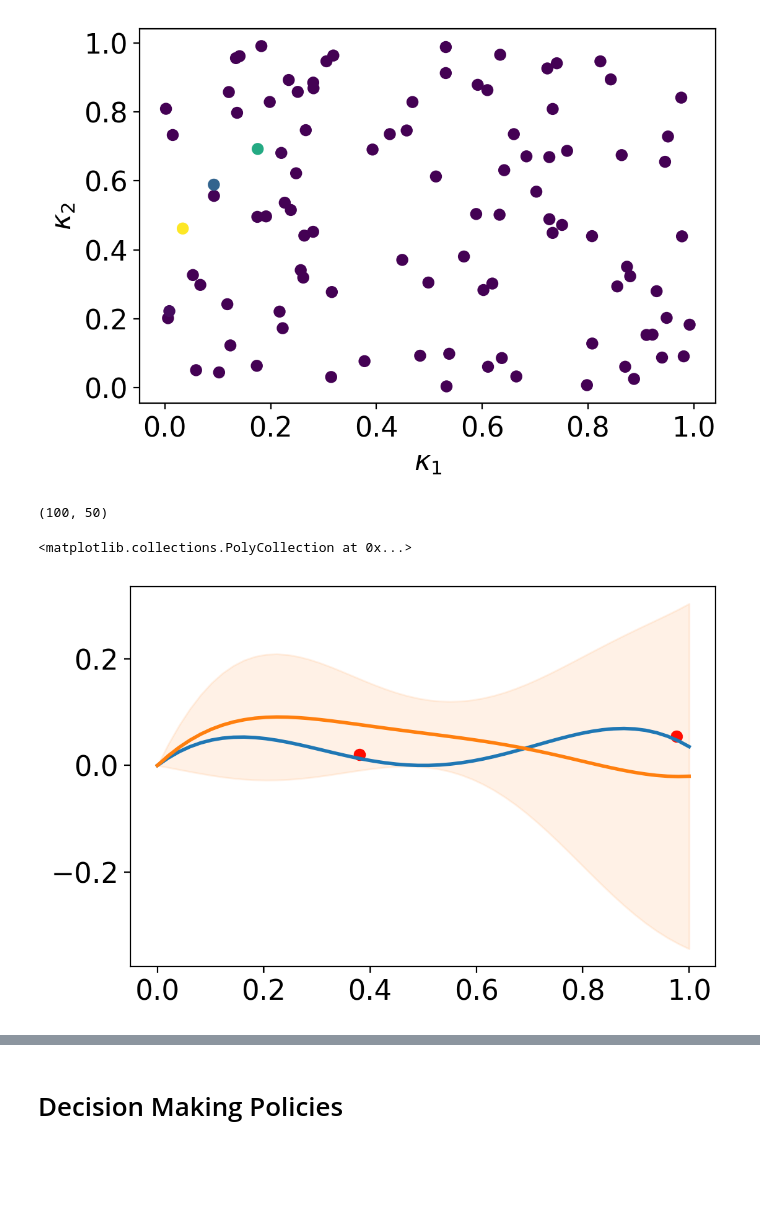
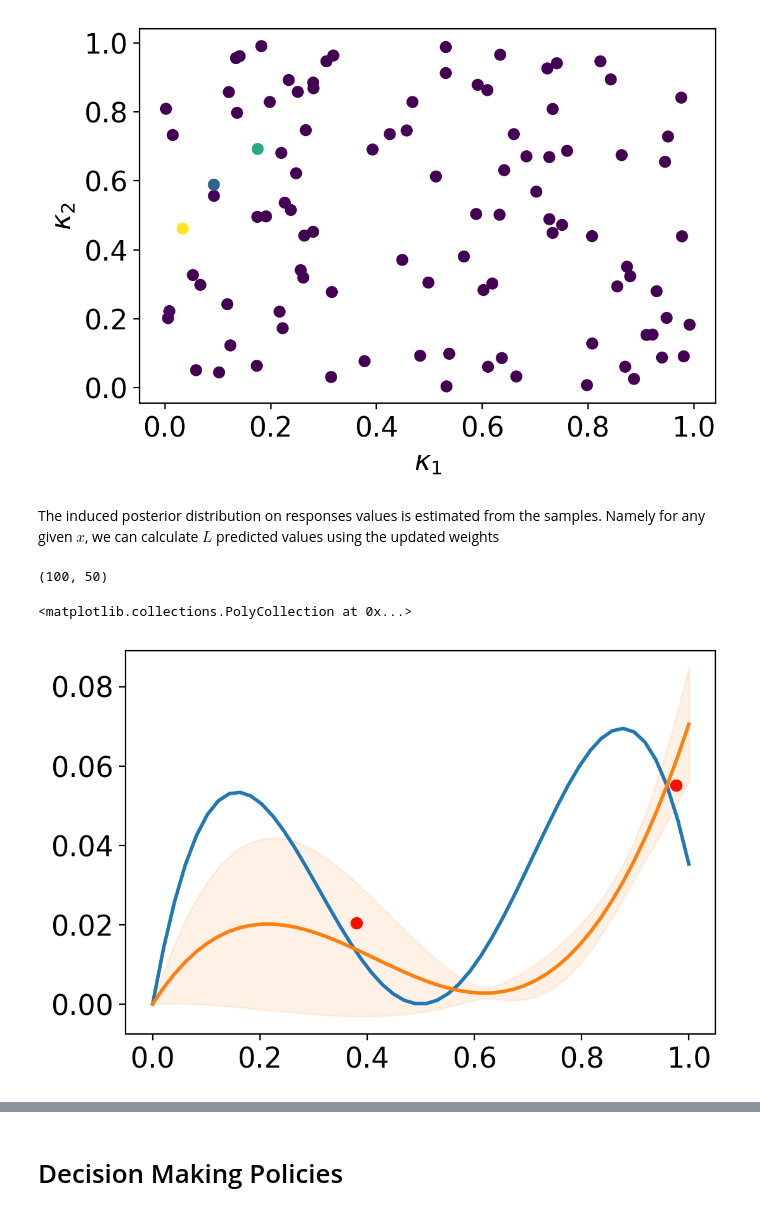
Before and after one commit to krisreyes/tutorials, a Jupyter notebook: Tutorial Notebooks/Sequential Decision Making Under Uncertainty - Bayesian Optimization & Active Learning.ipynb, the cells around one changed output, grey strips where cells are left out. Drawn from its saved outputs; the diff is of its cells as text; code cells hidden in the pictures; blank space fills up the shorter version.

Commit message:
Updated sampled belief models

```diff
--- a/Tutorial Notebooks/Sequential Decision Making Under Uncertainty - Bayesian Optimization & Active Learning.ipynb
+++ b/Tutorial Notebooks/Sequential Decision Making Under Uncertainty - Bayesian Optimization & Active Learning.ipynb
@@ -189,26 +260,31 @@ plt.ylabel(r'$\kappa_2$')
 # %% [output]
 Text(0, 0.5, '$\\kappa_2$')
 [figure]
+# %% [markdown]
+The induced posterior distribution on responses values is estimated from
+the samples. Namely for any given $x$, we can calculate $L$ predicted
+values using the updated weights
 # %%
 # Posterior predictive distribution
-
 posterior_y_pred = np.array([[f(x, k) for x in x_plot] for k in kappa_samples])
 print(posterior_y_pred.shape)
 
-y_sample = np.mean(posterior_y_pred, axis = 0)
-sig_sample = np.std(posterior_y_pred, axis = 0)
+# Weighted average
+y_sample = posterior_weights @ posterior_y_pred
 
+# std = sqrt(E[ y^2 - mu_y^2 ])
+sig_sample = np.sqrt(posterior_weights @ (posterior_y_pred**2 - y_sample**2))
 
 plt.plot(x_plot, y_plot)
 plt.scatter(x_data, y_data, color='r')
 
 h = plt.plot(x_plot, y_sample)
 plt.fill_between(x_plot, y_sample + sig_sample, y_sample - sig_sample,
                  color=h[0].get_color(), alpha = 0.1)
 # %% [output]
 (100, 50)
 <matplotlib.collections.PolyCollection at 0x...>
-[figure, old version]
+[figure, new version]
 # %% [markdown]
 Thus the three belief models each allow us to:
 
```
Also changed, not shown: parts of 11 cells of this notebook.
